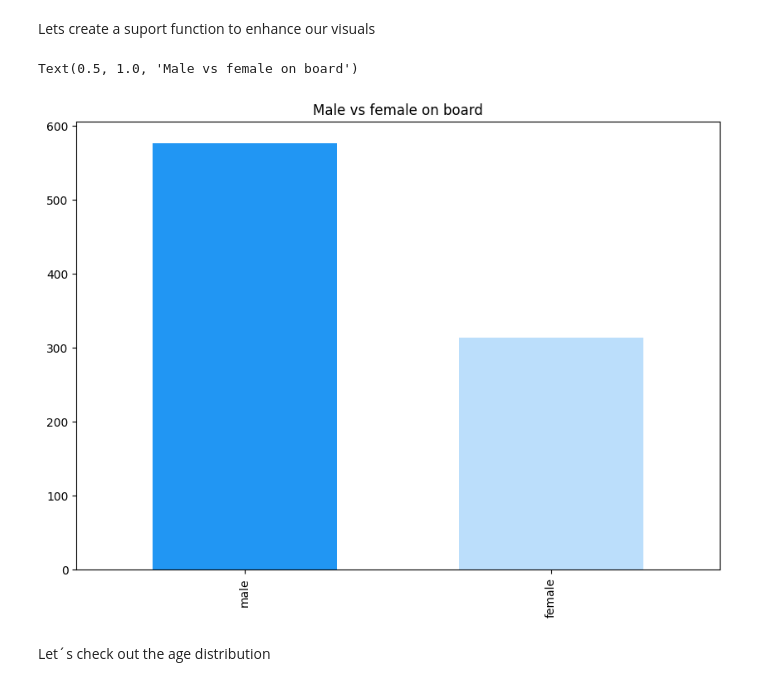
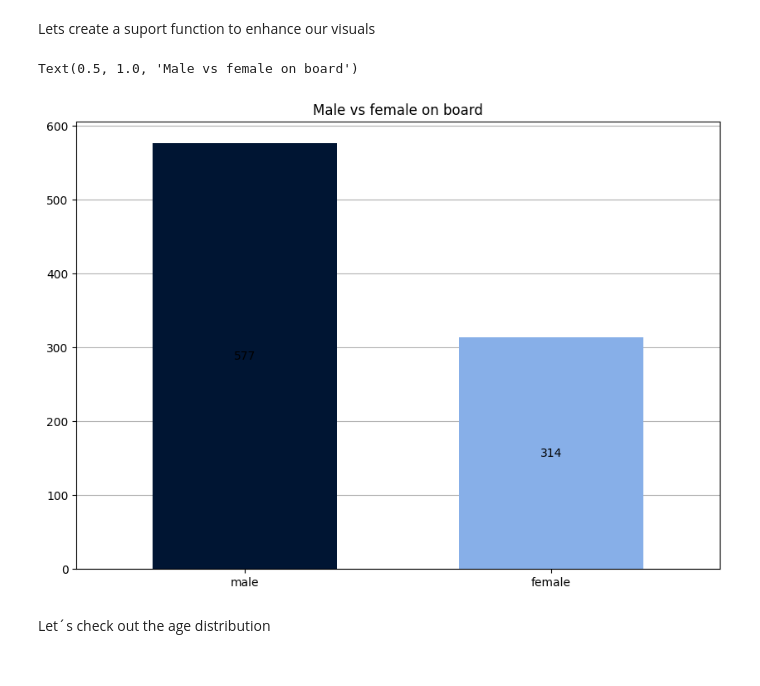
Before and after one commit to Jose-Sabater/titanicML_Kaggle, a Jupyter notebook: main.ipynb, the cells around one changed output. Drawn from its saved outputs; the diff is of its cells as text; code cells hidden in the pictures.

```diff
--- a/main.ipynb
+++ b/main.ipynb
@@ -53,7 +56,7 @@ Lets create a suport function to enhance our visuals
 # %%
 def color_map(feature):
     # Colours - Choose the extreme colours of the colour map
-    colours = ["#bbdefb", "#2196f3"]
+    colours = ["#87AFE8", "#001533"]
     max_value = feature.max()
     min_value = feature.min()
     cmap = mpl.colors.LinearSegmentedColormap.from_list("colour_map", colours, N=256)
@@ -62,13 +65,16 @@ def color_map(feature):
 # %%
 sex_group = df.groupby("Sex").size()
 cmap, norm = color_map(sex_group)
 df["Sex"].value_counts().plot(
     kind="bar", color=cmap(norm(df["Sex"].value_counts())), width=0.6, zorder=2
 )
+plt.grid(axis="y", zorder=0)
+plt.xticks(rotation=0)
+plt.bar_label(plt.gca().containers[0], fmt="%.0f", label_type="center")
 plt.title("Male vs female on board")
 # %% [output]
 Text(0.5, 1.0, 'Male vs female on board')
-[figure, old version]
+[figure, new version]
 # %%
 def catgegorize_age(age):
     if age < 10:
```
Also changed, not shown: parts of 23 cells of this notebook, 1 other file.
